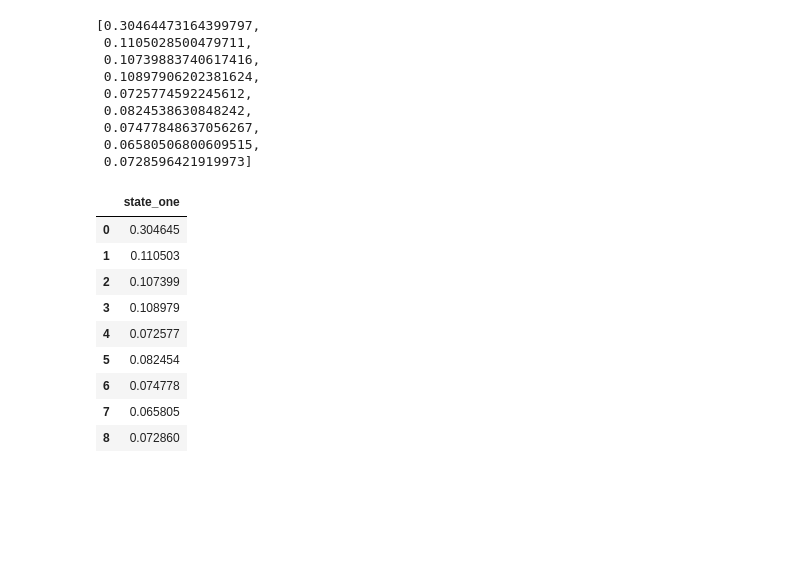
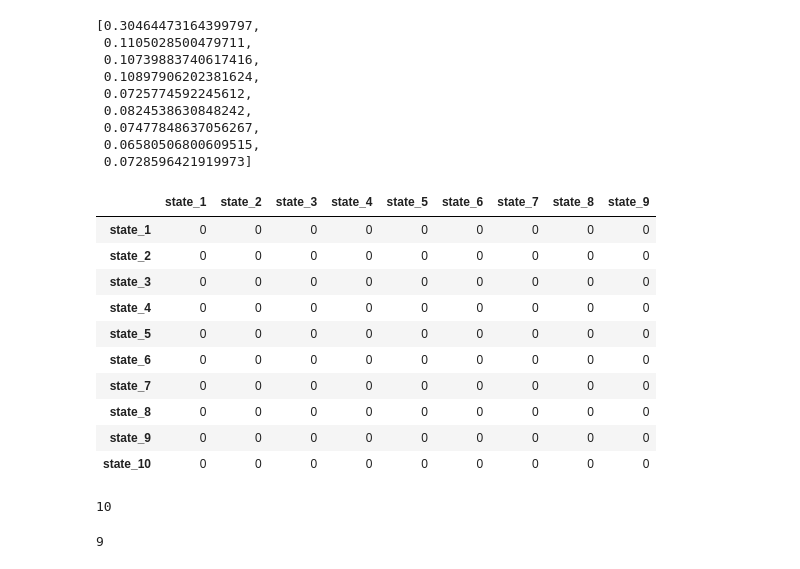
Before and after one commit to jonhilgart22/Galvanize-Data-Leadership, a Jupyter notebook: week5-MCM-CLV/Team-8-Markov-Chains_v2.ipynb, the cells around one changed output. Cells and saved outputs as stored; diff of their text form; code cells hidden in the pictures; blank space fills up the shorter version.

Commit message:
updated through RMF transition matrix

```diff
--- a/week5-MCM-CLV/Team-8-Markov-Chains_v2.ipynb
+++ b/week5-MCM-CLV/Team-8-Markov-Chains_v2.ipynb
@@ -456,3 +456,15 @@ state_probs
  0.07477848637056267,
  0.06580506800609515,
  0.0728596421919973]
+# %%
+state_index = ['state_1',
+               'state_2',
+               'state_3',
+               'state_4',
+               'state_5',
+               'state_6',
+               'state_7',
+               'state_8',
+               'state_9',
+               'state_10']
+cols = ["state_{}".format(i+1) for i in range(len(state_index)-1)]
@@ -459,15 +473,24 @@ state_probs
 # %%
-trans_matrix = pd.DataFrame(state_probs, columns=["state_one"])
+trans_matrix = pd.DataFrame(0 ,index=state_index,columns=cols)
 # %%
-trans_matrix['state_two'] =
+trans_matrix
 # %% [output]
-|  | state_one |
-| 0 | 0.304645 |
-| 1 | 0.110503 |
-| 2 | 0.107399 |
-| 3 | 0.108979 |
-| 4 | 0.072577 |
-| 5 | 0.082454 |
-| 6 | 0.074778 |
-| 7 | 0.065805 |
-| 8 | 0.072860 |
+|  | state_1 | state_2 | state_3 | state_4 | state_5 | state_6 | state_7 | state_8 | state_9 |
+| state_1 | 0 | 0 | 0 | 0 | 0 | 0 | 0 | 0 | 0 |
+| state_2 | 0 | 0 | 0 | 0 | 0 | 0 | 0 | 0 | 0 |
+| state_3 | 0 | 0 | 0 | 0 | 0 | 0 | 0 | 0 | 0 |
+| state_4 | 0 | 0 | 0 | 0 | 0 | 0 | 0 | 0 | 0 |
+| state_5 | 0 | 0 | 0 | 0 | 0 | 0 | 0 | 0 | 0 |
+| state_6 | 0 | 0 | 0 | 0 | 0 | 0 | 0 | 0 | 0 |
+| state_7 | 0 | 0 | 0 | 0 | 0 | 0 | 0 | 0 | 0 |
+| state_8 | 0 | 0 | 0 | 0 | 0 | 0 | 0 | 0 | 0 |
+| state_9 | 0 | 0 | 0 | 0 | 0 | 0 | 0 | 0 | 0 |
+| state_10 | 0 | 0 | 0 | 0 | 0 | 0 | 0 | 0 | 0 |
+# %%
+len(state_probs)
+# %% [output]
+10
+# %%
+len([1-state_probs[0], 0, 0, 0, 0, 0, 0, 0, 0])
+# %% [output]
+9
```
Also changed, not shown: parts of 18 cells of this notebook.
